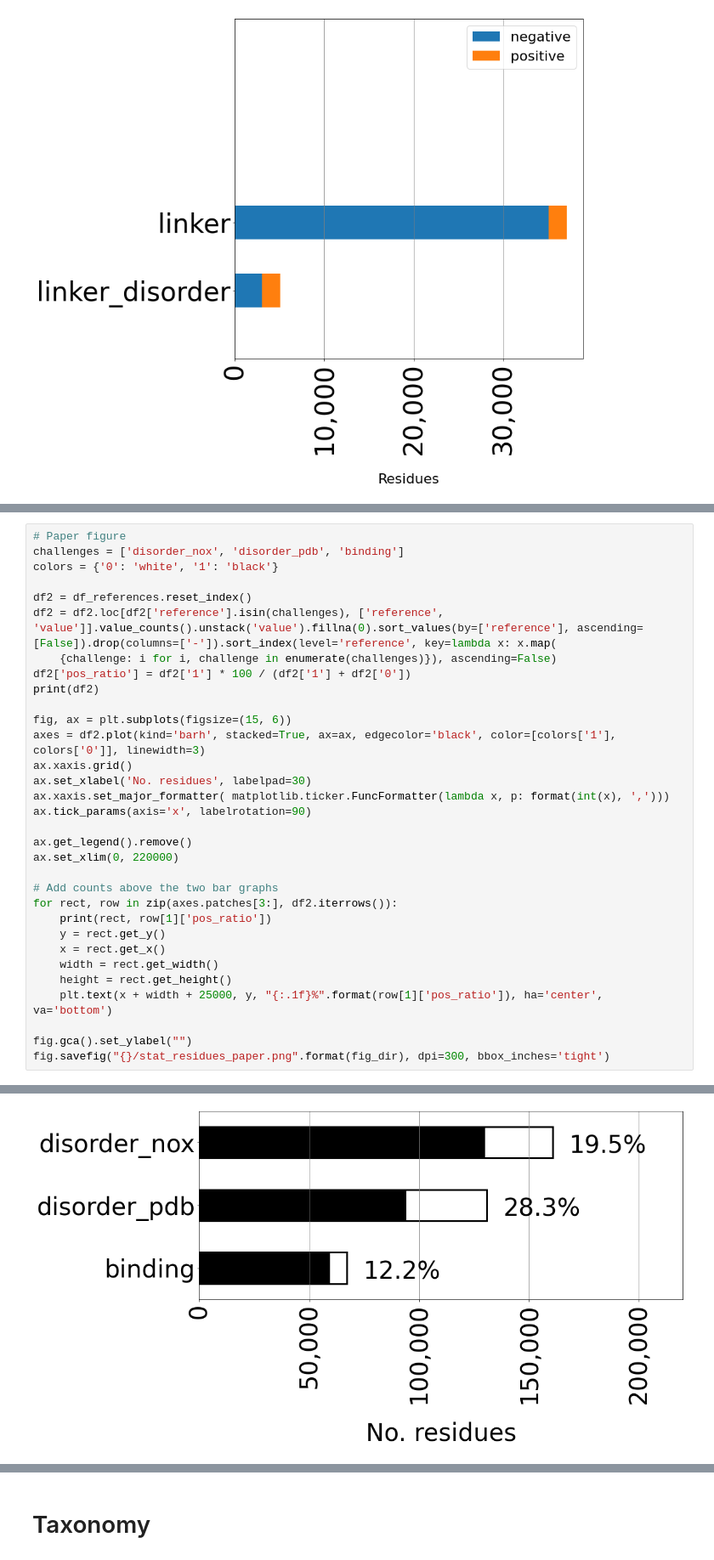
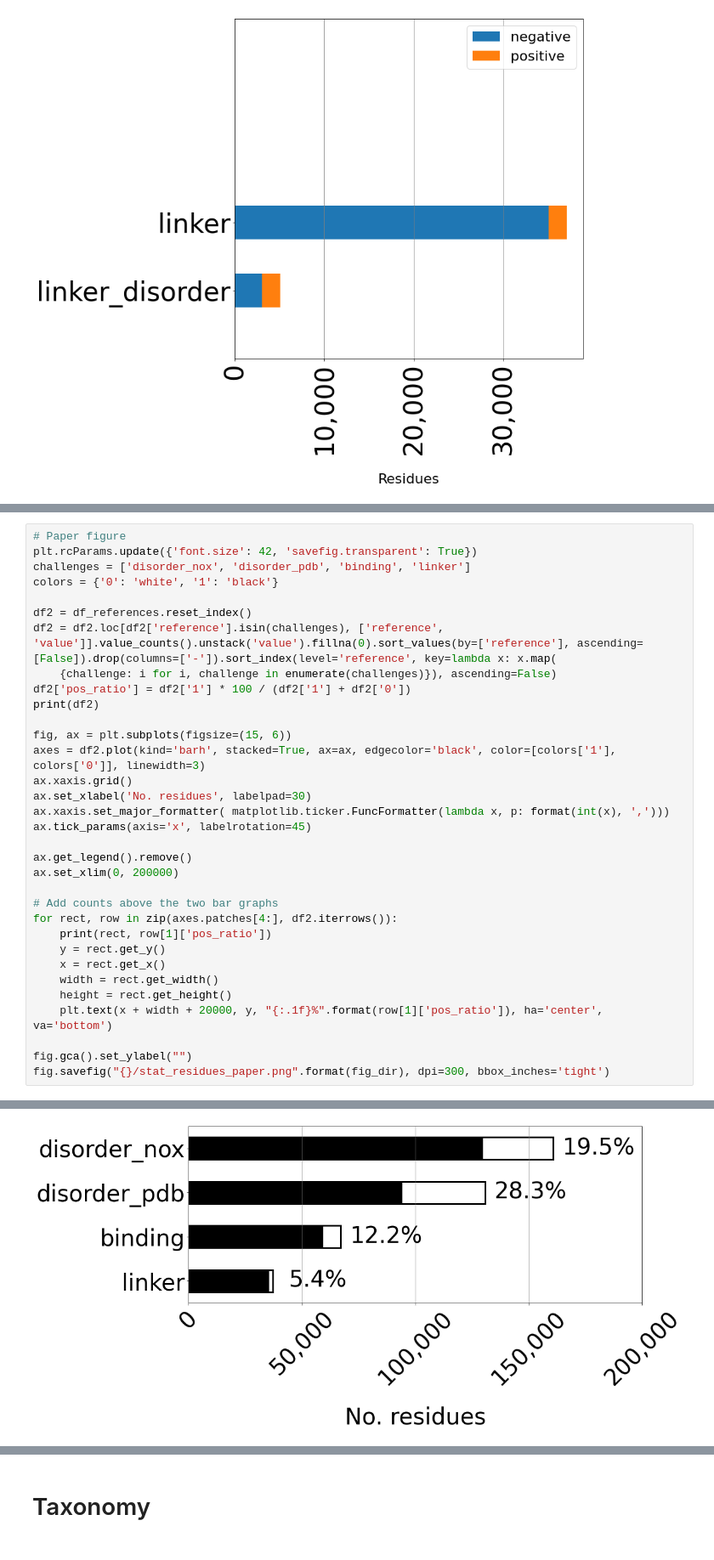
Before and after one commit to BioComputingUP/caid2-reference, a Jupyter notebook: src/references_stats.ipynb, the cells around one changed output, grey strips where cells are left out. Shown at 85% size. Drawn from its saved outputs; the diff is of its cells as text.

```diff
--- a/src/references_stats.ipynb
+++ b/src/references_stats.ipynb
@@ -162,6 +155,7 @@ df2
 # %%
 # Paper figure
-challenges = ['disorder_nox', 'disorder_pdb', 'binding']
+plt.rcParams.update({'font.size': 42, 'savefig.transparent': True})
+challenges = ['disorder_nox', 'disorder_pdb', 'binding', 'linker']
 colors = {'0': 'white', '1': 'black'}
 
 df2 = df_references.reset_index()
@@ -175,19 +169,19 @@ axes = df2.plot(kind='barh', stacked=True, ax=ax, edgecolor='black', color=[colo
 ax.xaxis.grid()
 ax.set_xlabel('No. residues', labelpad=30)
 ax.xaxis.set_major_formatter( matplotlib.ticker.FuncFormatter(lambda x, p: format(int(x), ',')))
-ax.tick_params(axis='x', labelrotation=90)
+ax.tick_params(axis='x', labelrotation=45)
 
 ax.get_legend().remove()
-ax.set_xlim(0, 220000)
+ax.set_xlim(0, 200000)
 
 # Add counts above the two bar graphs
-for rect, row in zip(axes.patches[3:], df2.iterrows()):
+for rect, row in zip(axes.patches[4:], df2.iterrows()):
     print(rect, row[1]['pos_ratio'])
     y = rect.get_y()
     x = rect.get_x()
     width = rect.get_width()
     height = rect.get_height()
-    plt.text(x + width + 25000, y, "{:.1f}%".format(row[1]['pos_ratio']), ha='center', va='bottom')
+    plt.text(x + width + 20000, y, "{:.1f}%".format(row[1]['pos_ratio']), ha='center', va='bottom')
 
 fig.gca().set_ylabel("")
 fig.savefig("{}/stat_residues_paper.png".format(fig_dir), dpi=300, bbox_inches='tight')
@@ -203,4 +199,4 @@ Rectangle(xy=(129487, 1.75), width=31315, height=0.5, angle=0) 19.47426027039464
-[figure, old version]
+[figure, new version]
 # %%
 # Content at the protein level
 for group, df_g in df_references.reset_index().groupby('group'):
```
Also changed, not shown: parts of 7 cells of this notebook.
